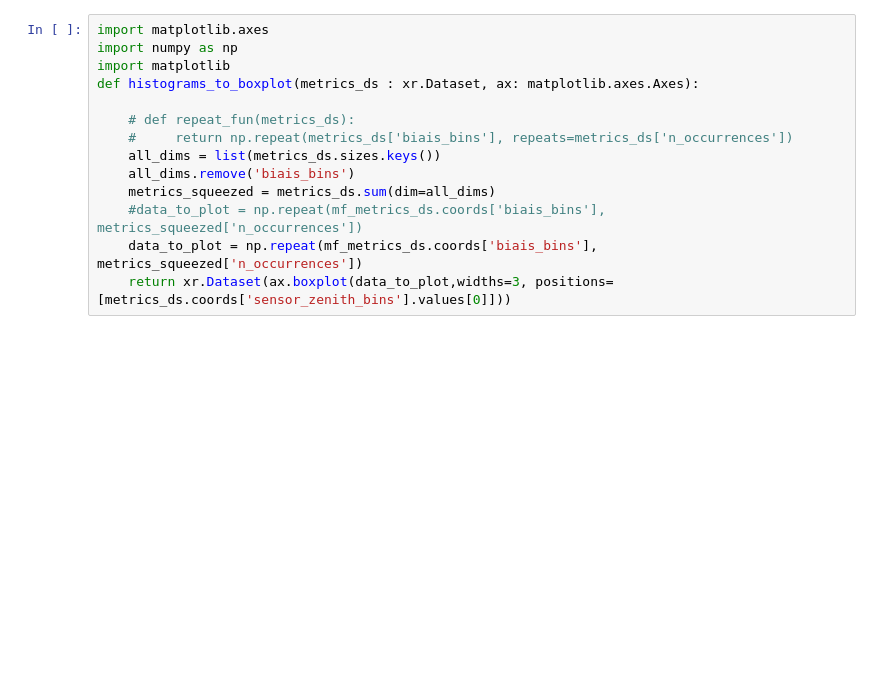
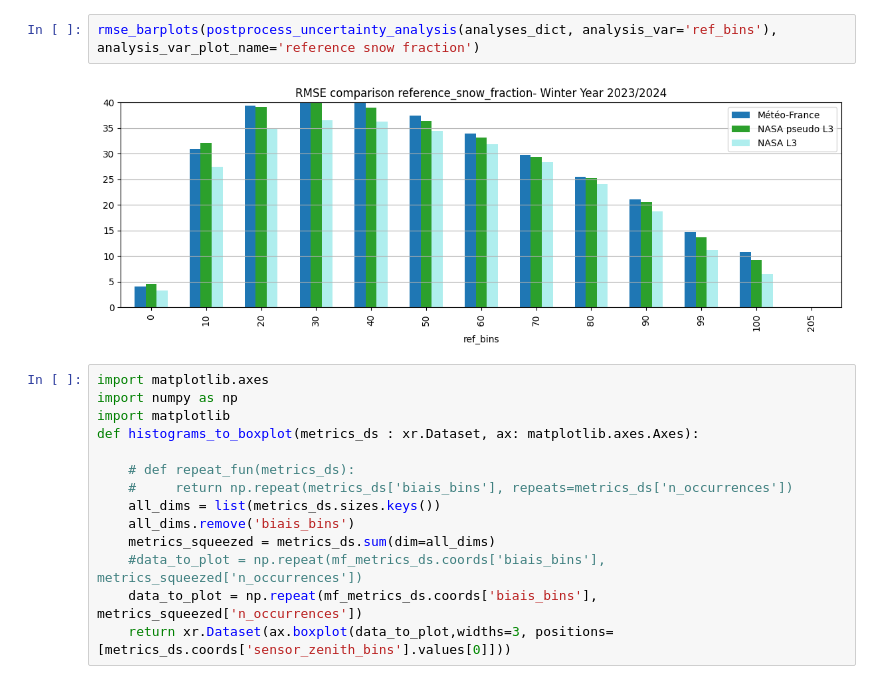
Before and after one commit to nicolaimpe/viirsnow, a Jupyter notebook: notebooks/uncertainy.ipynb, the cells around one changed output. Cells and saved outputs as stored; diff of their text form; blank space fills up the shorter version.

```diff
--- a/notebooks/uncertainy.ipynb
+++ b/notebooks/uncertainy.ipynb
@@ -9,3 +22,7 @@ nasa_pseudo_l3_metrics_ds = xr.open_dataset(f"{analysis_folder}/uncertainty_WY_2
+# %%
+rmse_barplots(postprocess_uncertainty_analysis(analyses_dict, analysis_var='ref_bins'), analysis_var_plot_name='reference snow fraction')
+# %% [output]
+[figure, added]
 # %%
 import matplotlib.axes
 import numpy as np
```
Also changed, not shown: parts of 8 cells of this notebook, 3 other files.
